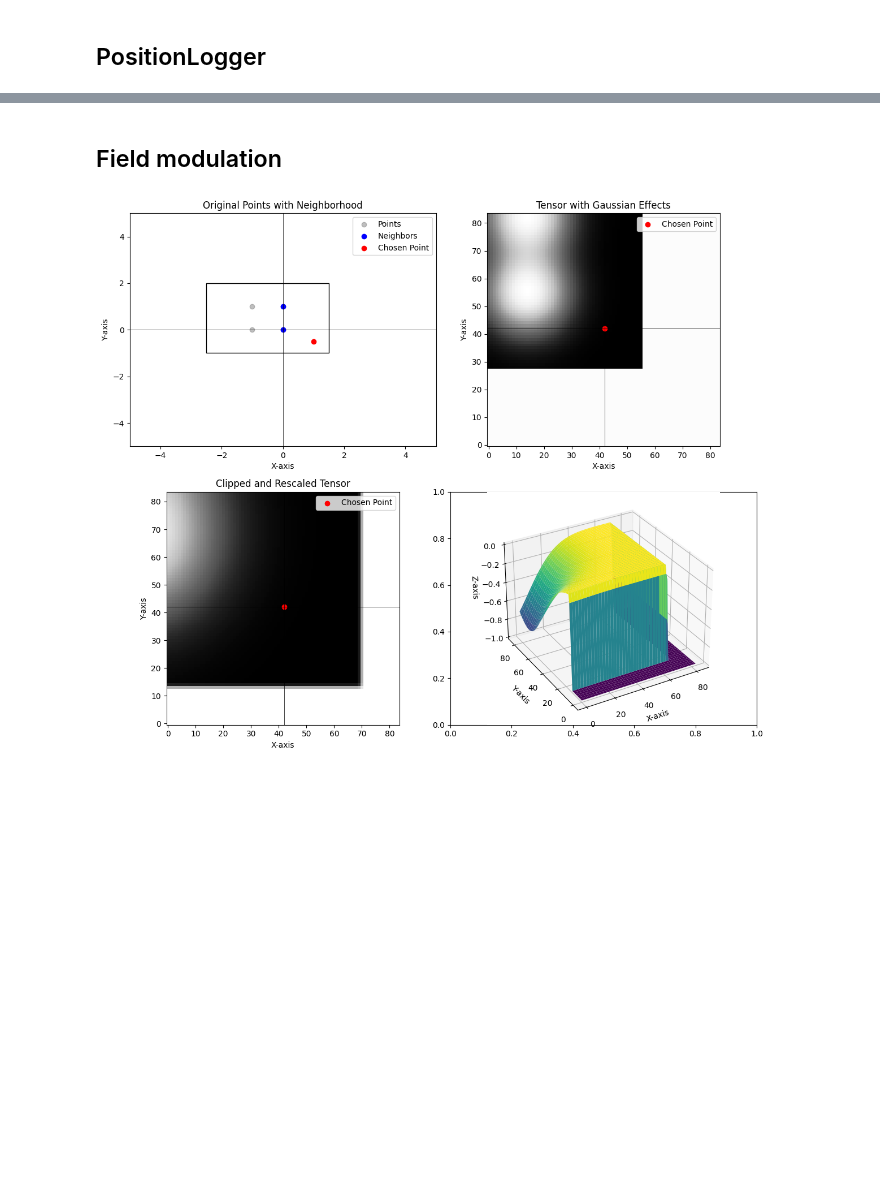
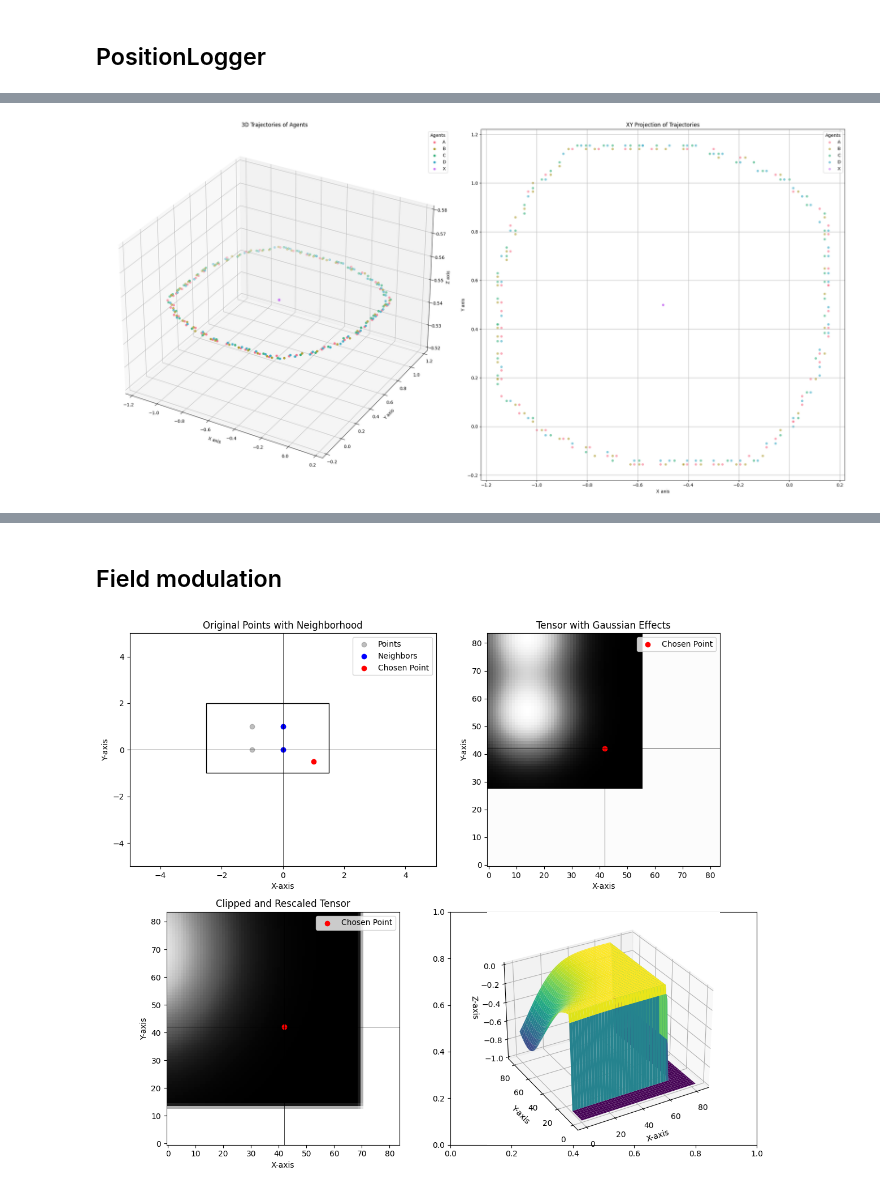
Before and after one commit to alexandru-dochian/multi_agent_framework, a Jupyter notebook: analytics.ipynb, the cells around one changed output, grey strips where cells are left out. Drawn from its saved outputs; the diff is of its cells as text; code cells hidden in the pictures; blank space fills up the shorter version.

```diff
--- a/analytics.ipynb
+++ b/analytics.ipynb
@@ -103,0 +109,4 @@ plot_experiment_trajectories("spin")
+# %%
+plot_experiment_trajectories("circle_around_center")
+# %% [output]
+[figure, added]
```
Also changed, not shown: parts of 5 cells of this notebook, 9 other files.
